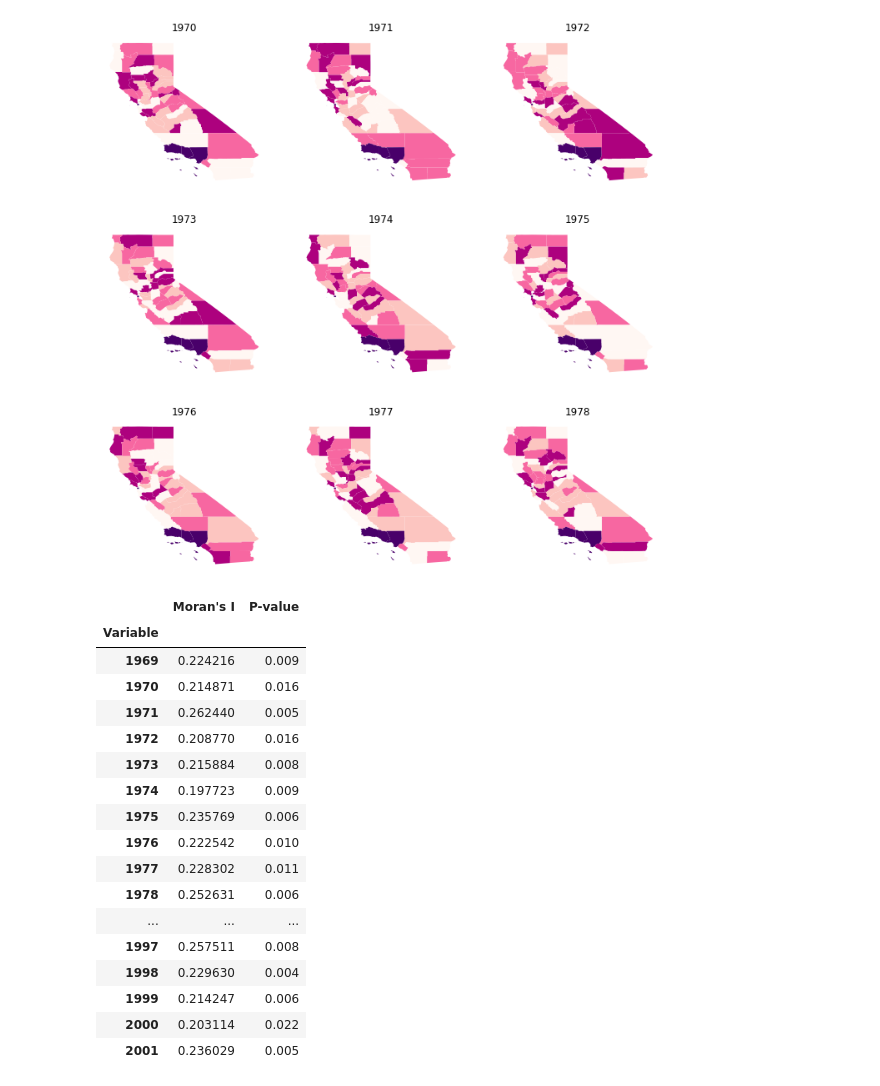
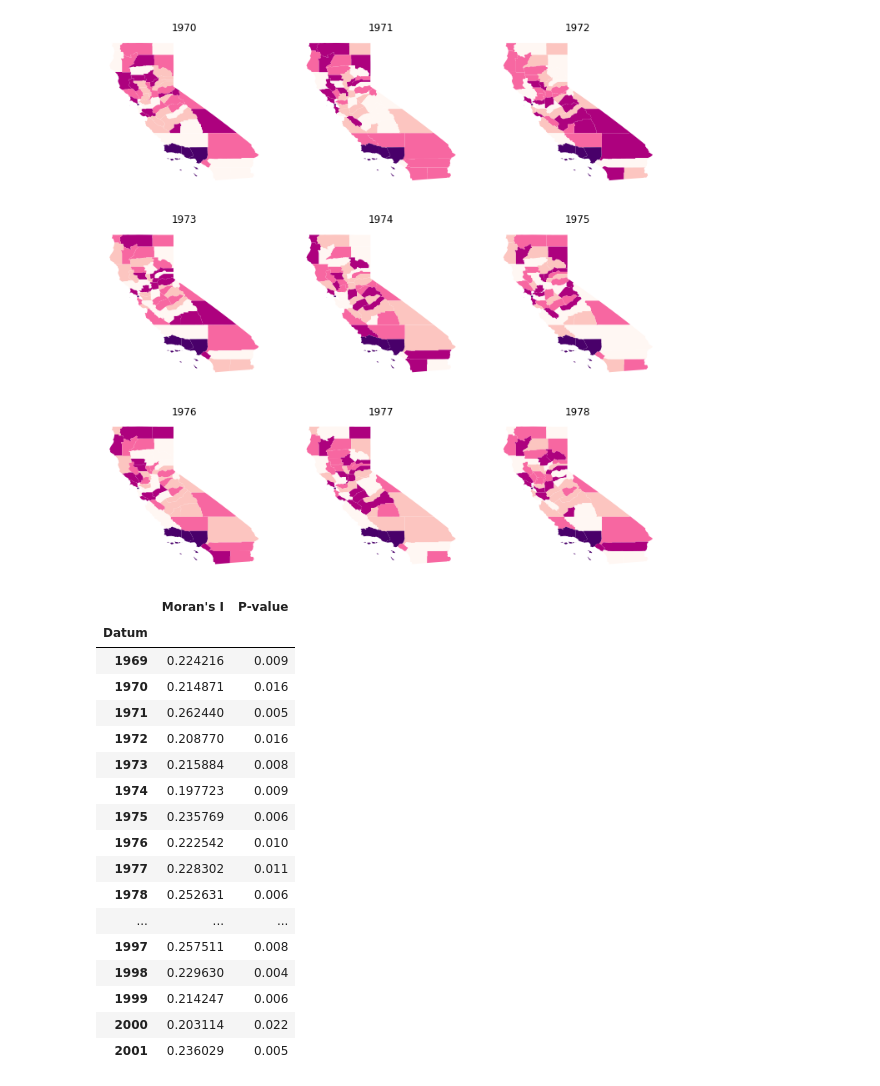
Before and after one commit to moiraone/spatialstats, a Jupyter notebook: STARSlab.ipynb, the cells around one changed output. Saved outputs shown, nothing was run; the diff lists cells and outputs as text; code cells hidden in the pictures.

```diff
--- a/STARSlab.ipynb
+++ b/STARSlab.ipynb
@@ -251,22 +253,22 @@ IndexError: ignored
 # %%
 # Set seed for reproducibility
 np.random.seed(123456)
 # Calculate Moran's I for each variable
-mi_results = [esda.moran.Moran(cali_final[variable], w_queen) for variable in cluster_variables]
+mi_results = [esda.moran.Moran(cali_final[datum], w_queen) for datum in cluster_variables]
 # Structure results as a list of tuples
 mi_results = [
-    (variable, res.I, res.p_sim) for variable,res in zip(cluster_variables, mi_results)
+    (datum, res.I, res.p_sim) for datum,res in zip(cluster_variables, mi_results)
 ]
 # Display on table
 table = pd.DataFrame(
     mi_results,
-    columns=['Variable', "Moran's I", 'P-value']
-).set_index('Variable')
+    columns=['Datum', "Moran's I", 'P-value']
+).set_index('Datum')
 table
 ##SOURCE: https://geographicdata.science/book/notebooks/10_clustering_and_regionalization.html
 # %% [output]
 |  | Moran's I | P-value |
-| Variable |  |  |
+| Datum |  |  |
 | 1969 | 0.224216 | 0.009 |
 | 1970 | 0.214871 | 0.016 |
 | 1971 | 0.262440 | 0.005 |
```
Also changed, not shown: parts of 6 cells of this notebook.
